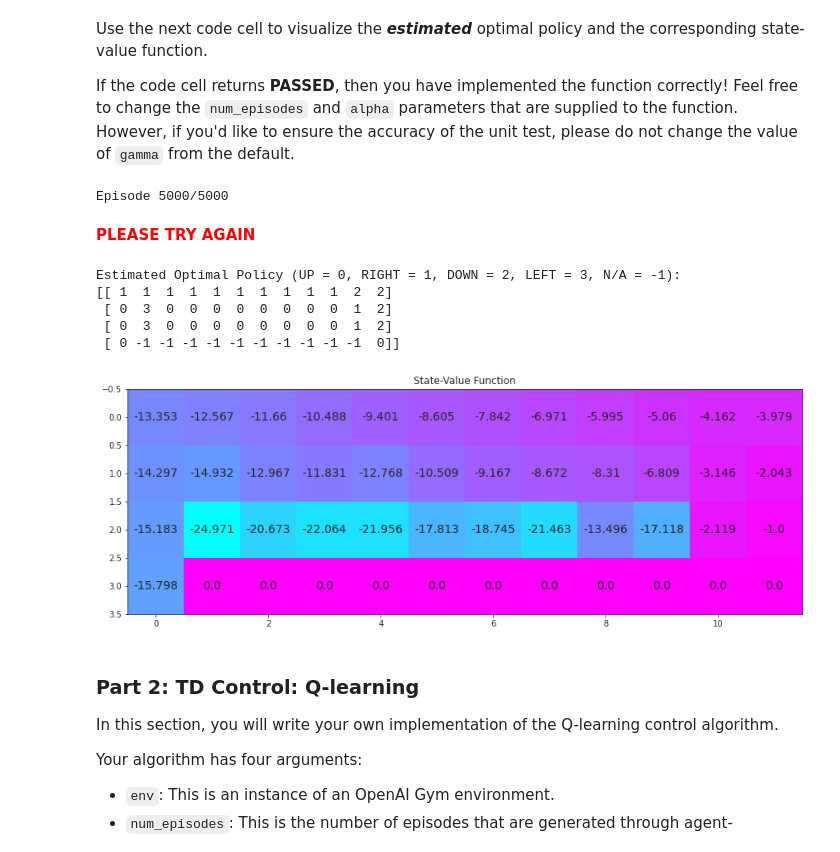
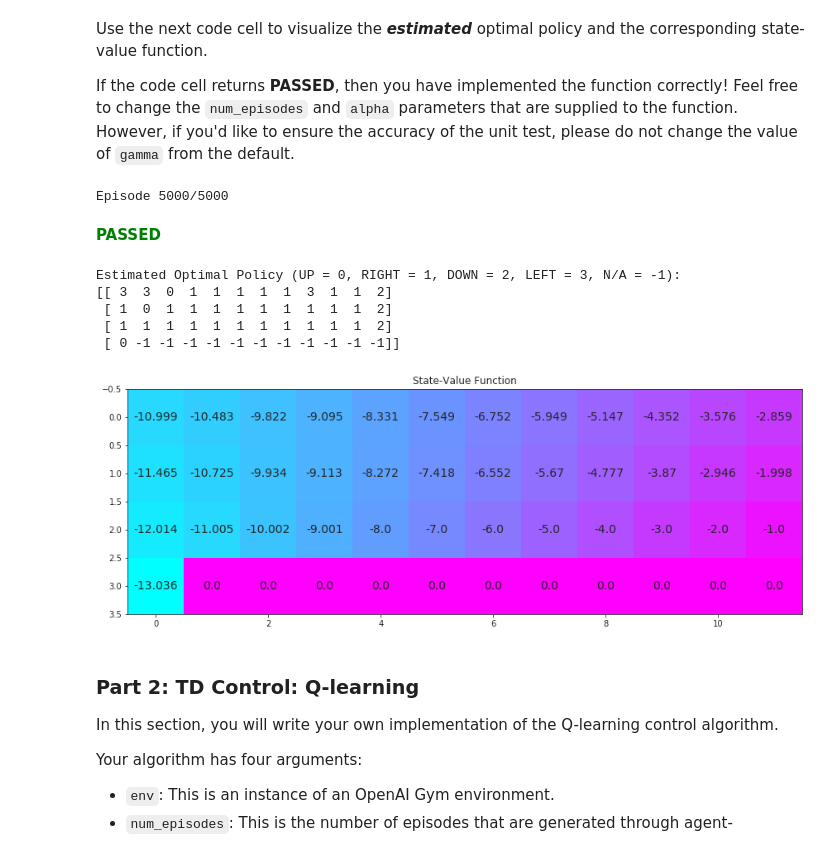
Before and after one commit to astrosaeed/deep-reinforcement-learning, a Jupyter notebook: temporal-difference/Temporal_Difference.ipynb, the cells around one changed output. Drawn from its saved outputs; the diff is of its cells as text; code cells hidden in the pictures.

Commit message:
updated the target function, fchanged epsilon schedule

```diff
--- a/temporal-difference/Temporal_Difference.ipynb
+++ b/temporal-difference/Temporal_Difference.ipynb
@@ -101,14 +101,16 @@ def sarsa(env, num_episodes, alpha, gamma=1.0):
     # initialize performance monitor
     # loop over episodes
    # print ('Hi')
-    for i_episode in range(1, num_episodes+1):
+    for i_episode in range(1,num_episodes+1):
         # monitor progress
         if i_episode % 100 == 0:
             print("\rEpisode {}/{}".format(i_episode, num_episodes), end="")
             sys.stdout.flush()
 
         ## TODO: complete the function
-        eps = -0.9/num_episodes*(i_episode -1)+ 0.95
+        #eps = -0.9/(num_episodes-1)*(i_episode)+ 0.95
+        eps = 1.0 / (i_episode)                                 # set value of epsilon
+
         state = env.reset()
         action = eps_greedy(eps,Q,state)
 
@@ -118,13 +120,15 @@ def sarsa(env, num_episodes, alpha, gamma=1.0):
             next_state, reward, done, info = env.step(action)
             #print (next_state)
             #print (done)
+            old_Q= Q[state][action]
+            if not done:
+                next_action = eps_greedy(eps,Q,next_state)
+            #print (action)
 
-            next_action = eps_greedy(eps,Q,next_state)
-            #print (action)
-            Q[state][action] = (1- alpha)*Q[state][action] + alpha*(reward + gamma*Q[next_state][next_action])
+                Q[state][action] = (1- alpha)*old_Q + alpha*(reward + gamma*Q[next_state][next_action])
 
-            if done:
-               # print ('in done')
+            else:
+                Q[state][action] = (1- alpha)*old_Q + alpha*(reward)
                 break
 
             state = next_state
@@ -137,25 +141,25 @@ Use the next code cell to visualize the **_estimated_** optimal policy and the c
 If the code cell returns **PASSED**, then you have implemented the function correctly!  Feel free to change the `num_episodes` and `alpha` parameters that are supplied to the function.  However, if you'd like to ensure the accuracy of the unit test, please do not change the value of `gamma` from the default.
 # %%
 # obtain the estimated optimal policy and corresponding action-value function
-Q_sarsa = sarsa(env, 5000, .4,gamma =0.98)
+Q_sarsa = sarsa(env, 5000, .01)
 # print the estimated optimal policy
 policy_sarsa = np.array([np.argmax(Q_sarsa[key]) if key in Q_sarsa else -1 for key in np.arange(48)]).reshape(4,12)
 check_test.run_check('td_control_check', policy_sarsa)
 print("\nEstimated Optimal Policy (UP = 0, RIGHT = 1, DOWN = 2, LEFT = 3, N/A = -1):")
 print(policy_sarsa)
 
 # plot the estimated optimal state-value function
 V_sarsa = ([np.max(Q_sarsa[key]) if key in Q_sarsa else 0 for key in np.arange(48)])
 plot_values(V_sarsa)
 # %% [output]
 Episode 5000/5000
-**<span style="color: red;">PLEASE TRY AGAIN</span>**
+**<span style="color: green;">PASSED</span>**
 Estimated Optimal Policy (UP = 0, RIGHT = 1, DOWN = 2, LEFT = 3, N/A = -1):
-[[ 1  1  1  1  1  1  1  1  1  1  2  2]
- [ 0  3  0  0  0  0  0  0  0  0  1  2]
- [ 0  3  0  0  0  0  0  0  0  0  1  2]
- [ 0 -1 -1 -1 -1 -1 -1 -1 -1 -1 -1  0]]
+[[ 3  3  0  1  1  1  1  1  3  1  1  2]
+ [ 1  0  1  1  1  1  1  1  1  1  1  2]
+ [ 1  1  1  1  1  1  1  1  1  1  1  2]
+ [ 0 -1 -1 -1 -1 -1 -1 -1 -1 -1 -1 -1]]
-[figure, old version]
+[figure, new version]
 # %% [markdown]
 ### Part 2: TD Control: Q-learning
 
```
Also changed, not shown: parts of 2 cells of this notebook.
